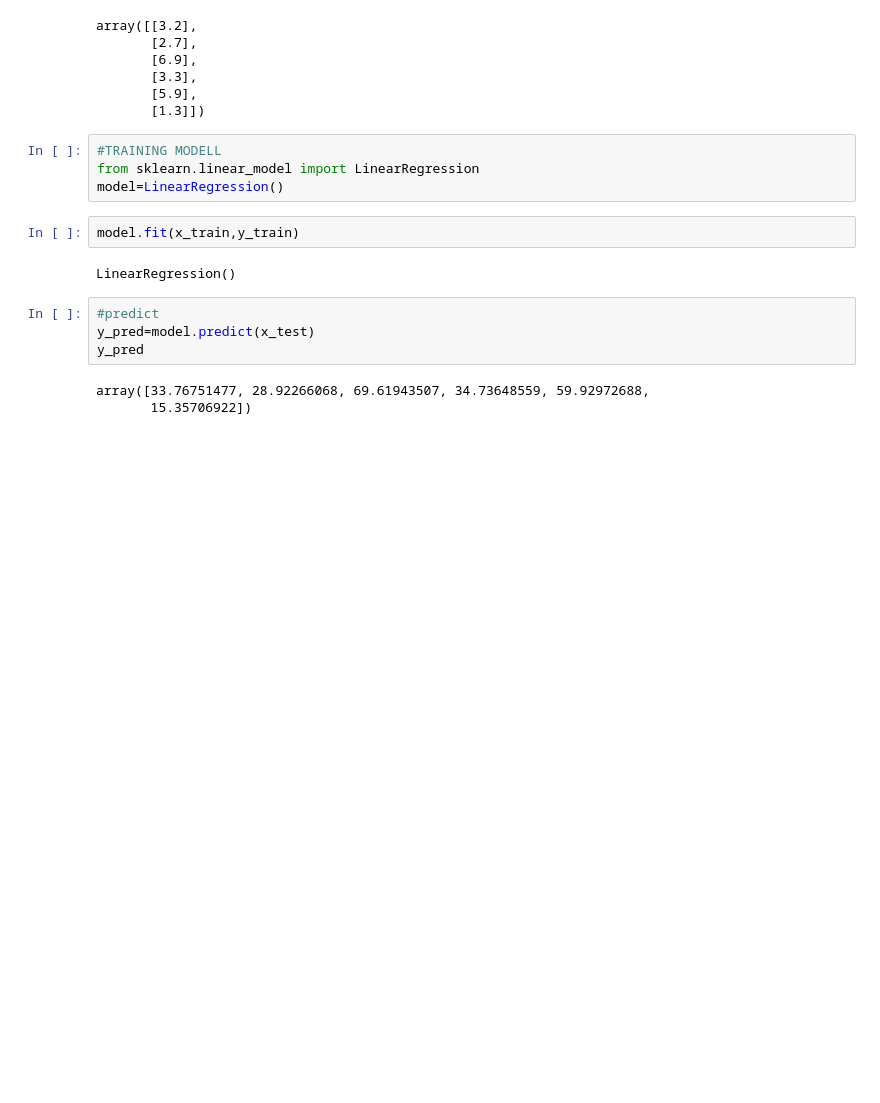
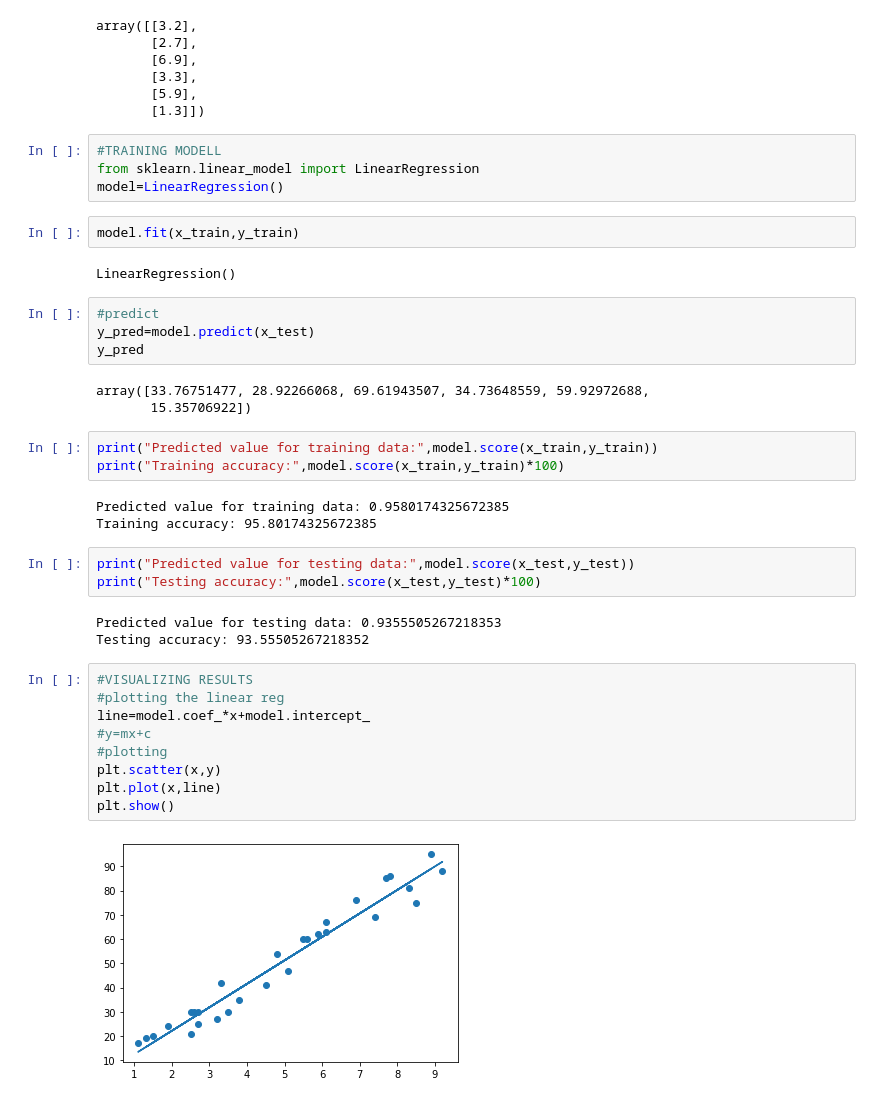
Before and after one commit to 2003A52069/2216115-AIML_BOOTCAMP-VIJAY-, a Jupyter notebook: MACHINE_LEARNING_IMPLEMENTATION_EMPLOYE_STUDY_HOURS_1.ipynb, the cells around one changed output. Saved outputs shown, nothing was run; the diff lists cells and outputs as text; blank space fills up the shorter version.

```diff
--- a/MACHINE_LEARNING_IMPLEMENTATION_EMPLOYE_STUDY_HOURS_1.ipynb
+++ b/MACHINE_LEARNING_IMPLEMENTATION_EMPLOYE_STUDY_HOURS_1.ipynb
@@ -247,3 +247,26 @@ y_pred
 # %% [output]
 array([33.76751477, 28.92266068, 69.61943507, 34.73648559, 59.92972688,
        15.35706922])
+# %%
+print("Predicted value for training data:",model.score(x_train,y_train))
+print("Training accuracy:",model.score(x_train,y_train)*100)
+# %% [output]
+Predicted value for training data: 0.9580174325672385
+Training accuracy: 95.80174325672385
+# %%
+print("Predicted value for testing data:",model.score(x_test,y_test))
+print("Testing accuracy:",model.score(x_test,y_test)*100)
+# %% [output]
+Predicted value for testing data: 0.9355505267218353
+Testing accuracy: 93.55505267218352
+# %%
+#VISUALIZING RESULTS
+#plotting the linear reg
+line=model.coef_*x+model.intercept_
+#y=mx+c
+#plotting
+plt.scatter(x,y)
+plt.plot(x,line)
+plt.show()
+# %% [output]
+[figure, added]
```
Also changed, not shown: parts of 2 cells of this notebook.
